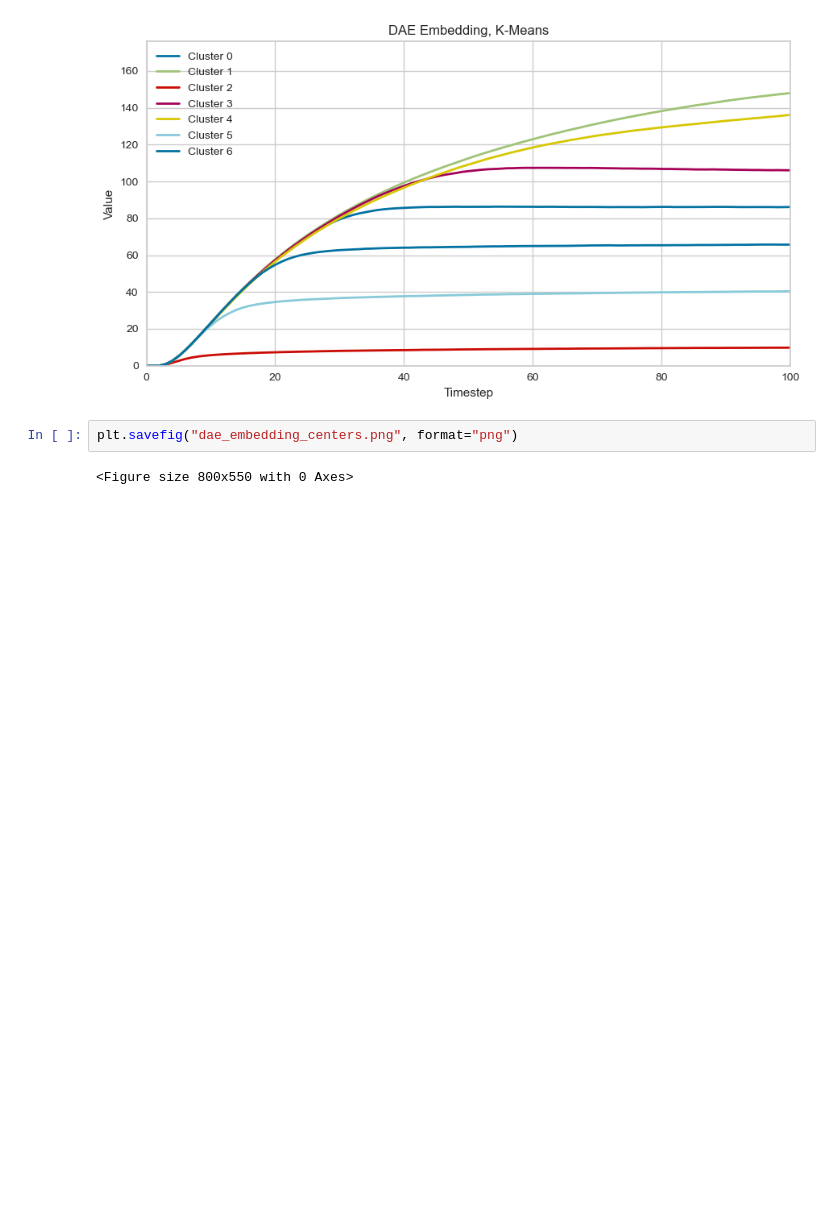
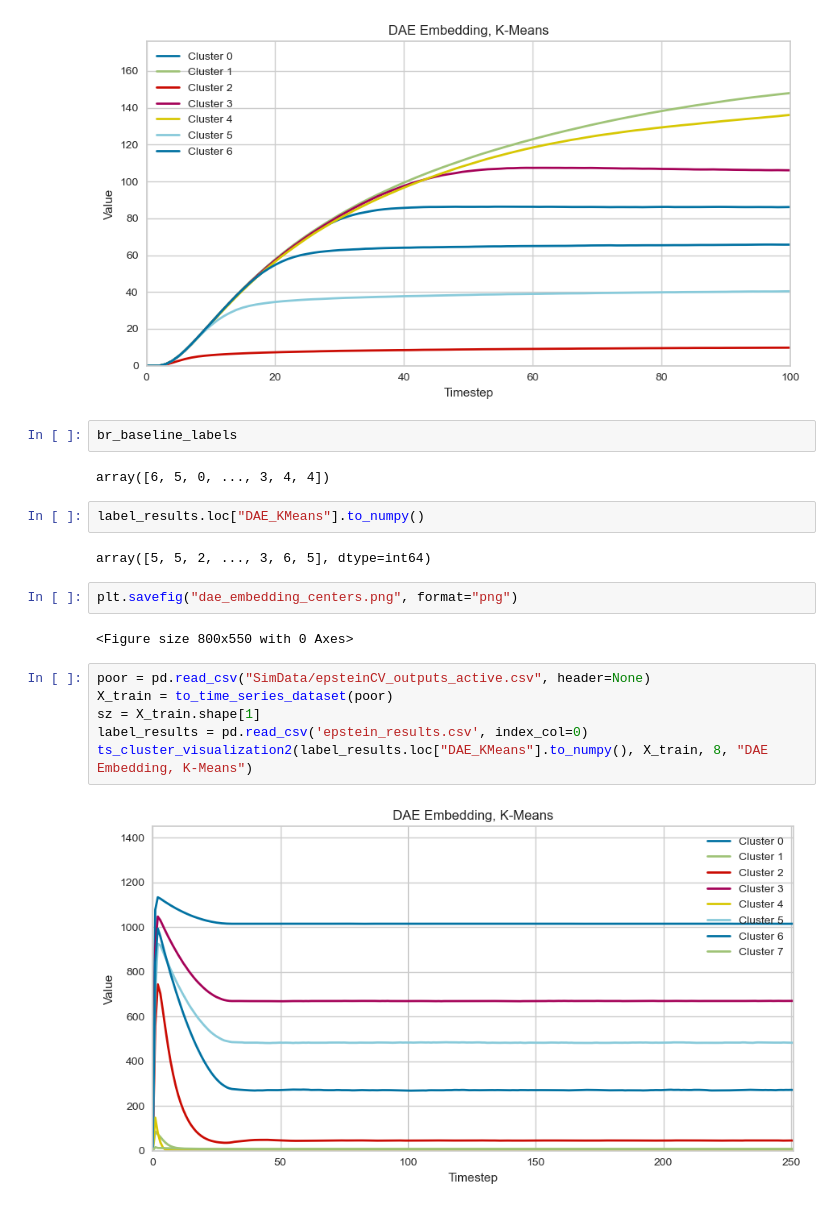
Before and after one commit to MariaElise-T/TS-Clustering, a Jupyter notebook: Dissertation_visualizations-silhouette_euc_embed.ipynb, the cells around one changed output. Cells and saved outputs as stored; diff of their text form; blank space fills up the shorter version.

```diff
--- a/Dissertation_visualizations-silhouette_euc_embed.ipynb
+++ b/Dissertation_visualizations-silhouette_euc_embed.ipynb
@@ -474,7 +408,23 @@ ts_cluster_visualization2(label_results.loc["DAE_KMeans"].to_numpy(), X_train, 7
 plt.savefig("dae_embedding_centers.png", format="png")
 # %% [output]
 [figure]
+# %%
+br_baseline_labels
+# %% [output]
+array([6, 5, 0, ..., 3, 4, 4])
+# %%
+label_results.loc["DAE_KMeans"].to_numpy()
+# %% [output]
+array([5, 5, 2, ..., 3, 6, 5], dtype=int64)
 # %%
 plt.savefig("dae_embedding_centers.png", format="png")
 # %% [output]
 <Figure size 800x550 with 0 Axes>
+# %%
+poor = pd.read_csv("SimData/epsteinCV_outputs_active.csv", header=None)
+X_train = to_time_series_dataset(poor)
+sz = X_train.shape[1]
+label_results = pd.read_csv('epstein_results.csv', index_col=0)
+ts_cluster_visualization2(label_results.loc["DAE_KMeans"].to_numpy(), X_train, 8, "DAE Embedding, K-Means")
+# %% [output]
+[figure, added]
```
Also changed, not shown: parts of 20 cells of this notebook, 10 other files.
